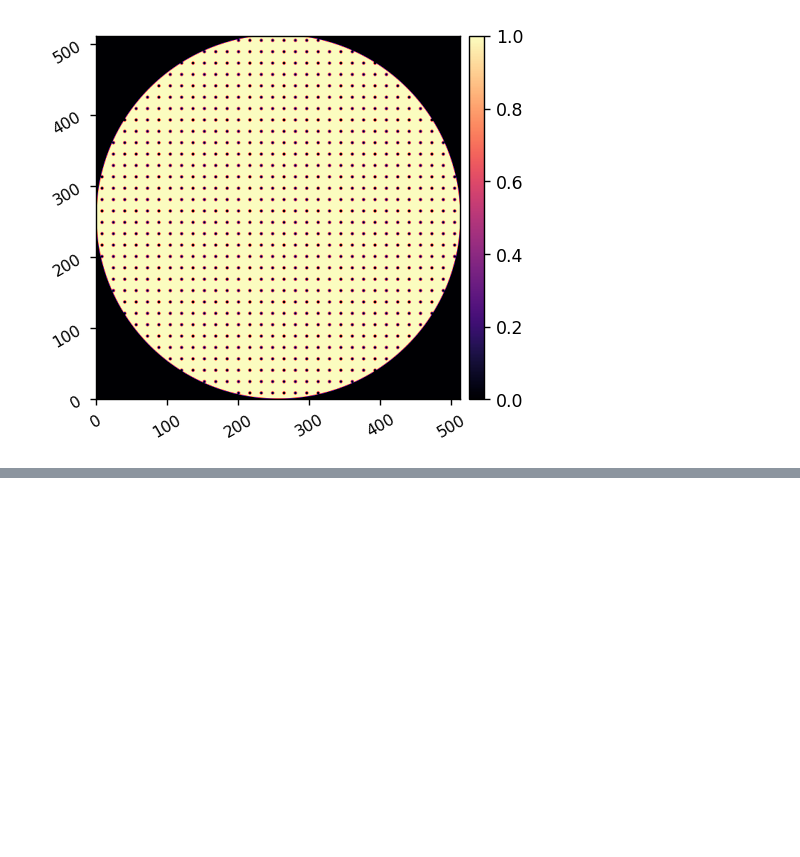
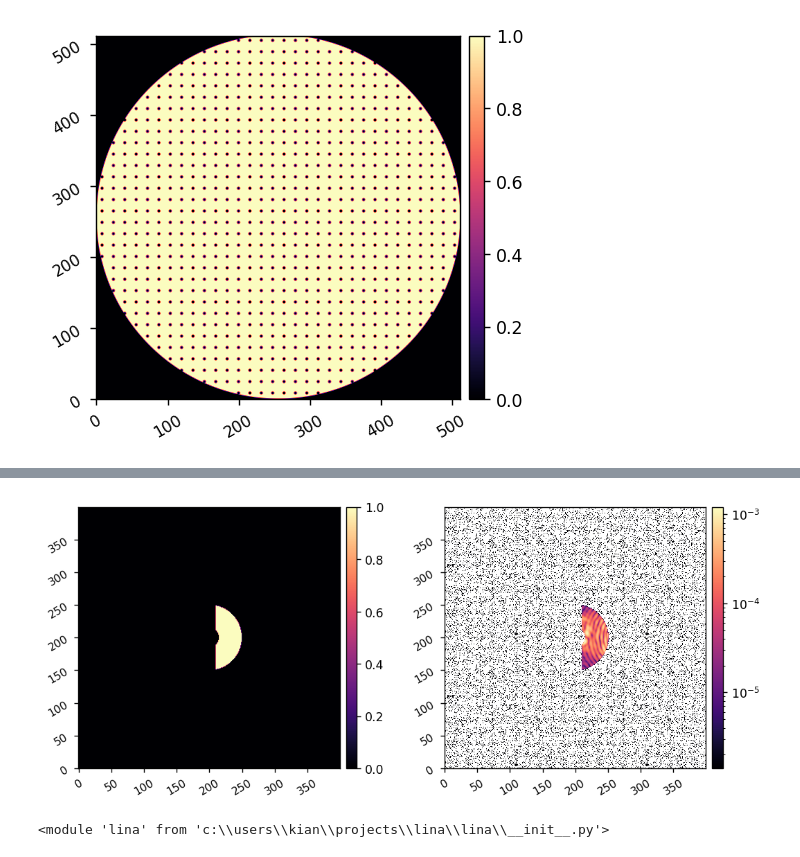
Before and after one commit to uasal/scoob-psf, a Jupyter notebook: example-notebooks/scoob_mswfc.ipynb, the cells around one changed output, grey strips where cells are left out. Saved outputs shown, nothing was run; the diff lists cells and outputs as text; code cells hidden in the pictures; blank space fills up the shorter version.

```diff
--- a/example-notebooks/scoob_mswfc.ipynb
+++ b/example-notebooks/scoob_mswfc.ipynb
@@ -113,0 +119,28 @@ imshow1(im, lognorm=True)
+# %%
+reload(lina.utils)
+npsf = model.npsf
+Nact = model.Nact
+
+xfp = (xp.linspace(-npsf/2, npsf/2-1, npsf) + 1/2)*model.psf_pixelscale_lamD
+fpx,fpy = xp.meshgrid(xfp,xfp)
+
+edge = 2
+iwa = 3
+owa = 10
+rot = 0
+
+# Create the mask that is used to select which region to make dark.
+dark_params = {
+    'inner_radius' : iwa,
+    'outer_radius' : owa,
+    'edge' : edge,
+    'rotation':rot,
+}
+dark_mask = lina.utils.create_annular_focal_plane_mask(fpx, fpy, dark_params)
+imshow2(dark_mask, dark_mask*im, lognorm2=True)
+# %% [output]
+[figure, added]
+# %%
+reload(lina)
+# %% [output]
+<module 'lina' from 'c:\\users\\kian\\projects\\lina\\lina\\__init__.py'>
```
Also changed, not shown: parts of 7 cells of this notebook, 1 other file.
